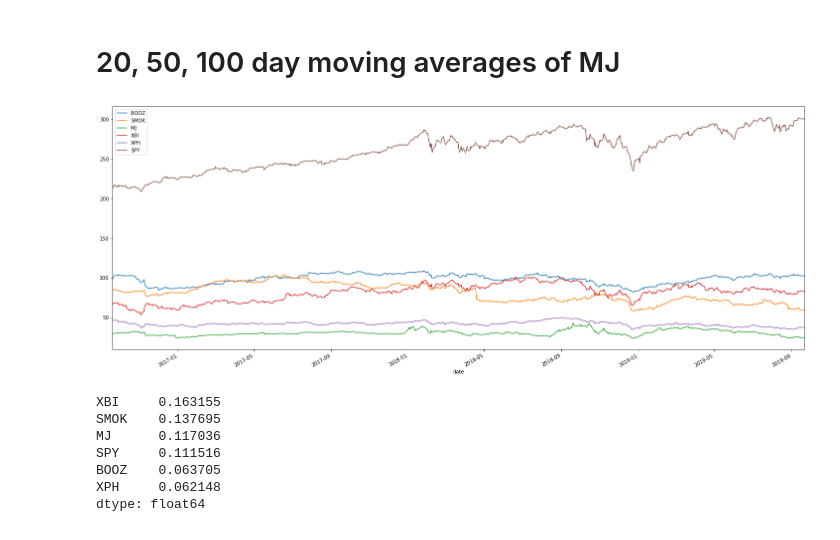
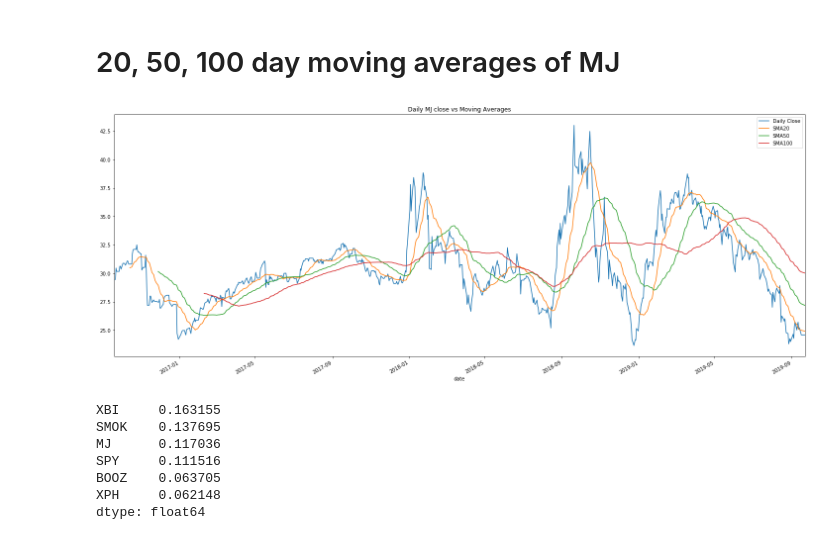
Before and after one commit to Briantaylor97/Cannabis-industry-analysis, a Jupyter notebook: MJ_index_compare.ipynb, the cells around one changed output. Cells and saved outputs as stored; diff of their text form; code cells hidden in the pictures.

Commit message:
moving avg plots

```diff
--- a/MJ_index_compare.ipynb
+++ b/MJ_index_compare.ipynb
@@ -85,11 +85,15 @@ cumulative_returns_indexes.hvplot.line(ylabel= "cumulative returns", xlabel= "da
 # %%
 #20, 50,100 day SMA of MJ
 mj_sma_20 = agg_df_asc["MJ"].rolling(window=20).mean()
 mj_sma_50 = agg_df_asc["MJ"].rolling(window=50).mean()
 mj_sma_100 = agg_df_asc["MJ"].rolling(window=100).mean()
-axes = agg_df_asc.plot(figsize=(25,10))
+axes = agg_df_asc['MJ'].plot(figsize=(25,10), title= "Daily MJ close vs Moving Averages")
+mj_sma_20.plot(ax=axes)
+mj_sma_50.plot(ax=axes)
+mj_sma_100.plot(ax=axes)
+axes.legend(["Daily Close", "SMA20", "SMA50", "SMA100"]);
 # %% [output]
-[figure, old version]
+[figure, new version]
 # %%
 # Daily Standard Deviations if indexes
 # Calculate the standard deviation for each portfolio.
```
